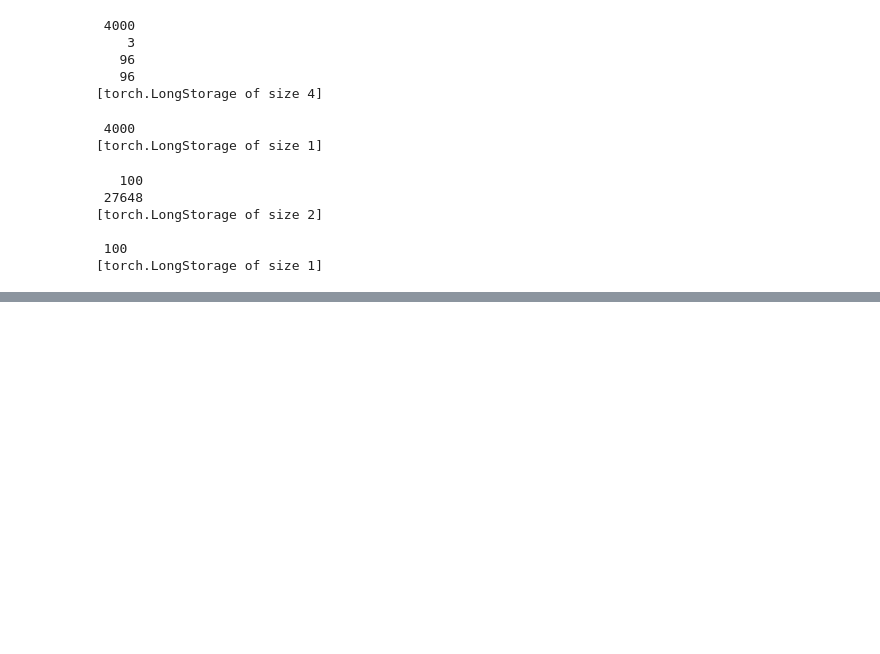
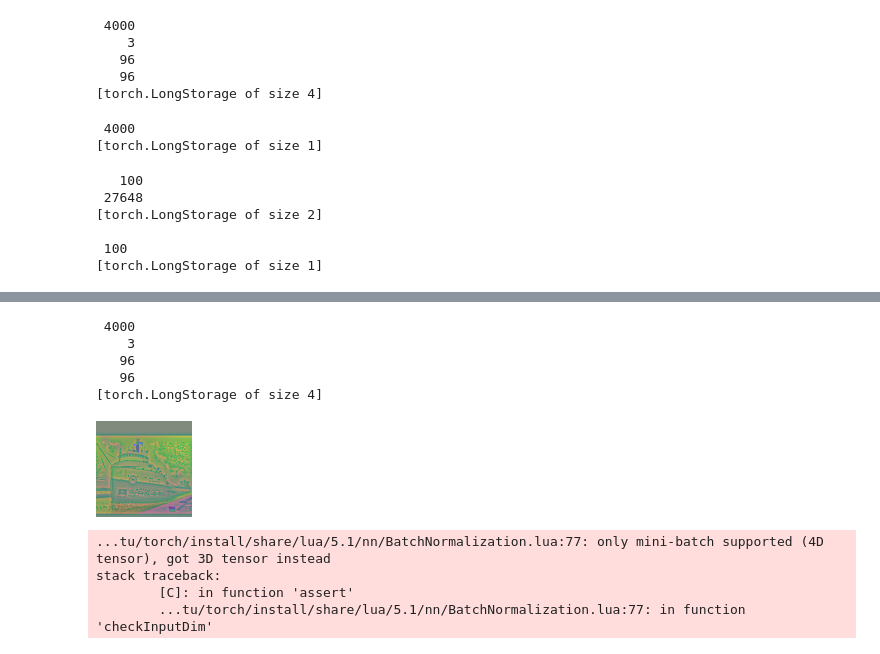
Before and after one commit to algorithmcardboard/Deep-Learning, a Jupyter notebook: hw2/tSNE for STL-10.ipynb, the cells around one changed output, grey strips where cells are left out. Saved outputs shown, nothing was run; the diff lists cells and outputs as text; code cells hidden in the pictures; blank space fills up the shorter version.

```diff
--- a/hw2/tSNE for STL-10.ipynb
+++ b/hw2/tSNE for STL-10.ipynb
@@ -65,3 +75,24 @@ X:size(),y:size()
+# %%
+trainData.data:size()
+# %% [output]
+ 4000
+    3
+   96
+   96
+[torch.LongStorage of size 4]
+# %%
+input = trainData.data[1]
+itorch.image(input)
+input = input:cuda()
+# %% [output]
+[figure, added]
+# %%
+local pred = model:forward(input)
+# %% [output]
+...tu/torch/install/share/lua/5.1/nn/BatchNormalization.lua:77: only mini-batch supported (4D tensor), got 3D tensor instead
+stack traceback:
+        [C]: in function 'assert'
+        ...tu/torch/install/share/lua/5.1/nn/BatchNormalization.lua:77: in function 'checkInputDim'
 # %%
 opts = {ndims = 2, perplexity = 30, pca = 50, use_bh = true, theta=0.5}
 # %%
```
Also changed, not shown: parts of 11 cells of this notebook, 4 other files.
